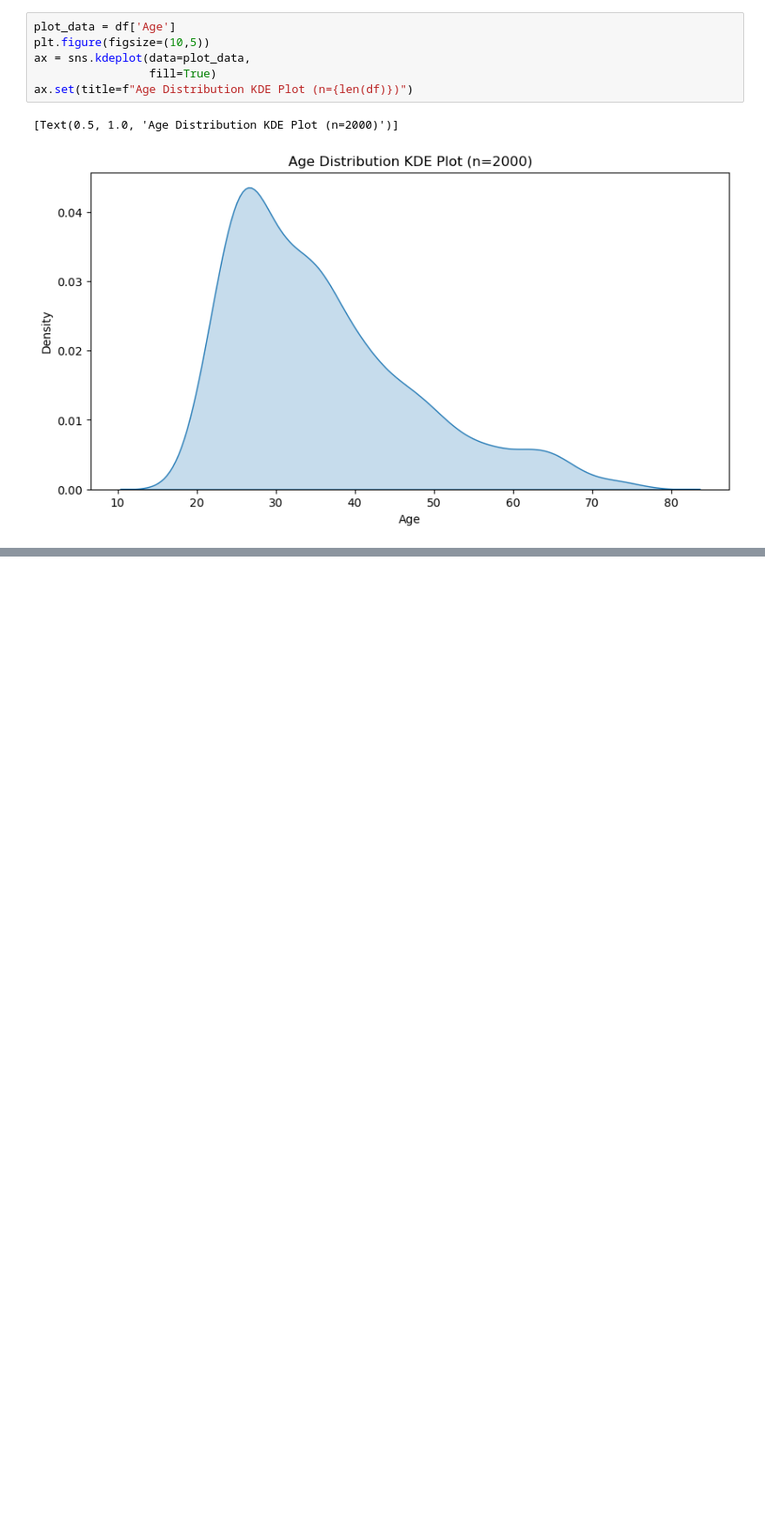
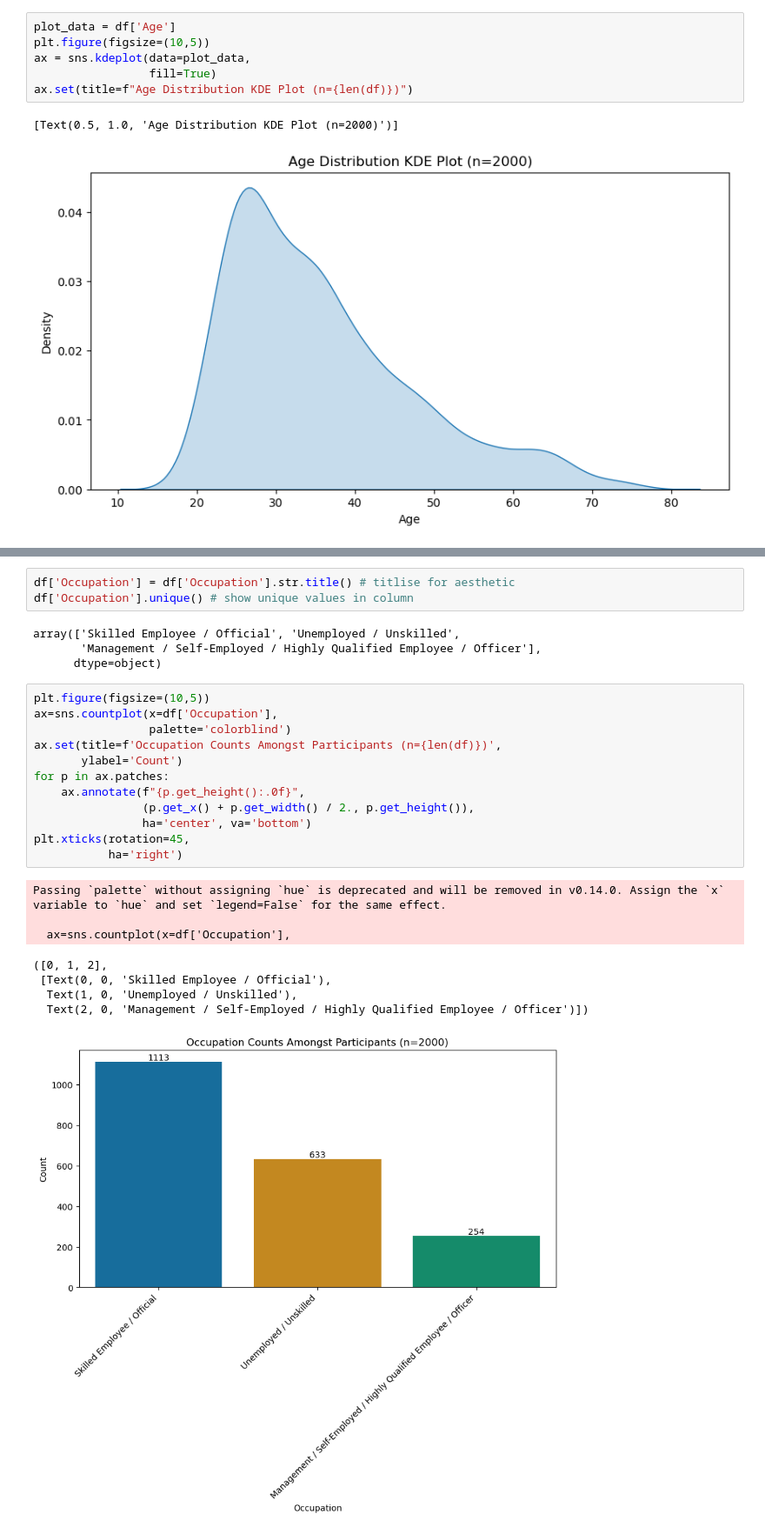
Before and after one commit to jackgedge/kaggle-projects, a Jupyter notebook: notebooks/socio_factors_income.ipynb, the cells around one changed output, grey strips where cells are left out. Shown: that part at 87% size. Drawn from its saved outputs; the diff is of its cells as text; blank space fills up the shorter version.

```diff
--- a/notebooks/socio_factors_income.ipynb
+++ b/notebooks/socio_factors_income.ipynb
@@ -150,0 +236,28 @@ ax.set(title=f"Age Distribution KDE Plot (n={len(df)})")
+# %%
+df['Occupation'] = df['Occupation'].str.title() # titlise for aesthetic
+df['Occupation'].unique() # show unique values in column
+# %% [output]
+array(['Skilled Employee / Official', 'Unemployed / Unskilled',
+       'Management / Self-Employed / Highly Qualified Employee / Officer'],
+      dtype=object)
+# %%
+plt.figure(figsize=(10,5))
+ax=sns.countplot(x=df['Occupation'],
+                 palette='colorblind')
+ax.set(title=f'Occupation Counts Amongst Participants (n={len(df)})',
+       ylabel='Count')
+for p in ax.patches:
+    ax.annotate(f"{p.get_height():.0f}",
+                (p.get_x() + p.get_width() / 2., p.get_height()),
+                ha='center', va='bottom')
+plt.xticks(rotation=45,
+           ha='right')
+# %% [output]
+Passing `palette` without assigning `hue` is deprecated and will be removed in v0.14.0. Assign the `x` variable to `hue` and set `legend=False` for the same effect.
+
+  ax=sns.countplot(x=df['Occupation'],
+([0, 1, 2],
+ [Text(0, 0, 'Skilled Employee / Official'),
+  Text(1, 0, 'Unemployed / Unskilled'),
+  Text(2, 0, 'Management / Self-Employed / Highly Qualified Employee / Officer')])
+[figure, added]
```
Also changed, not shown: parts of 13 cells of this notebook.
